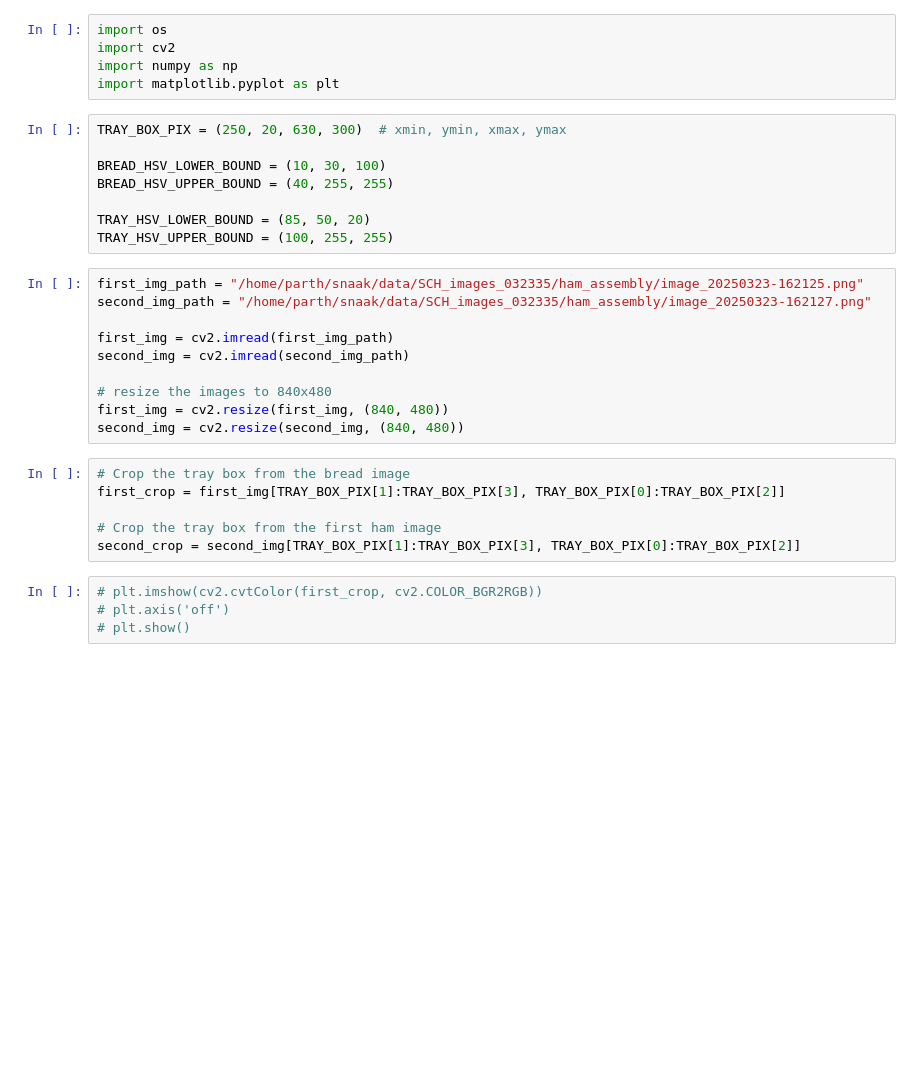
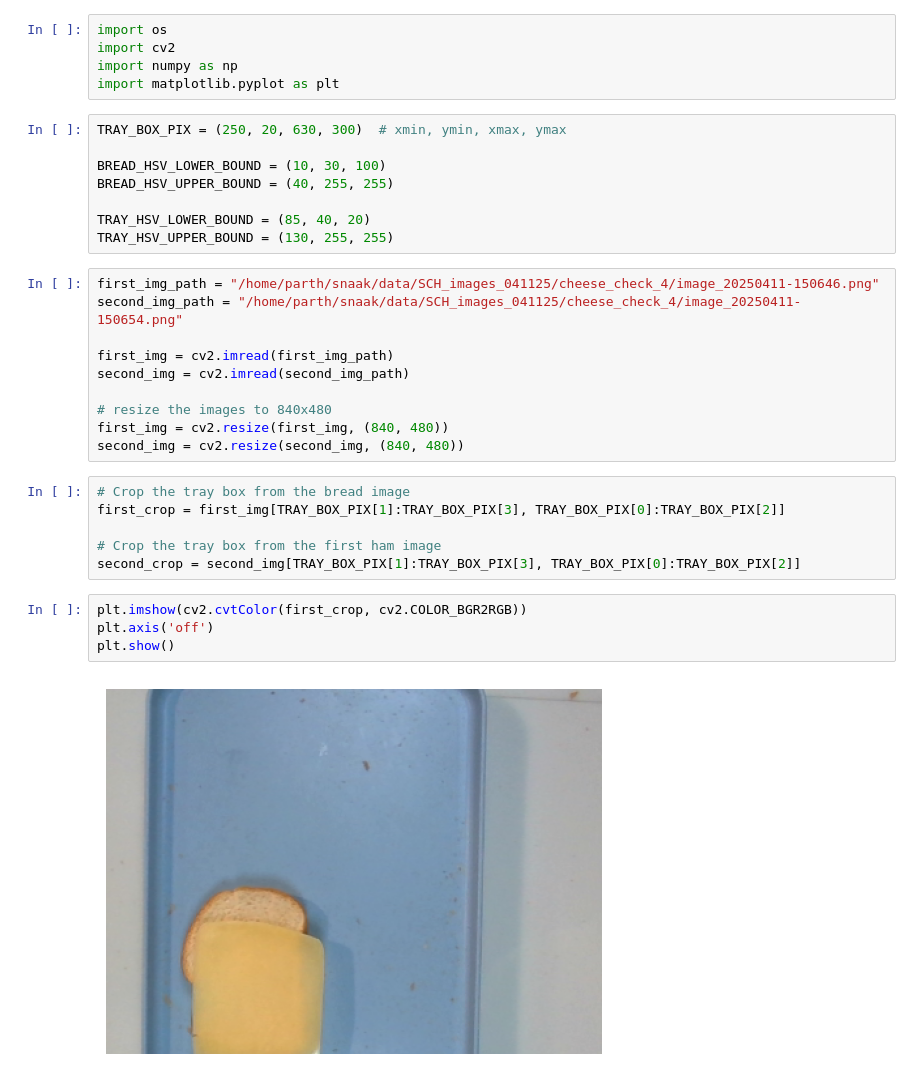
Before and after one commit to SNAAK-CMU/cv_experiments, a Jupyter notebook: sandwich_check/bologna_check.ipynb, the cells around one changed output. Drawn from its saved outputs; the diff is of its cells as text; blank space fills up the shorter version.

```diff
--- a/sandwich_check/bologna_check.ipynb
+++ b/sandwich_check/bologna_check.ipynb
@@ -9,11 +9,11 @@ TRAY_BOX_PIX = (250, 20, 630, 300)  # xmin, ymin, xmax, ymax
 BREAD_HSV_LOWER_BOUND = (10, 30, 100)
 BREAD_HSV_UPPER_BOUND = (40, 255, 255)
 
-TRAY_HSV_LOWER_BOUND = (85, 50, 20)
-TRAY_HSV_UPPER_BOUND = (100, 255, 255)
+TRAY_HSV_LOWER_BOUND = (85, 40, 20)
+TRAY_HSV_UPPER_BOUND = (130, 255, 255)
 # %%
-first_img_path = "/home/parth/snaak/data/SCH_images_032335/ham_assembly/image_20250323-162125.png"
-second_img_path = "/home/parth/snaak/data/SCH_images_032335/ham_assembly/image_20250323-162127.png"
+first_img_path = "/home/parth/snaak/data/SCH_images_041125/cheese_check_4/image_20250411-150646.png"
+second_img_path = "/home/parth/snaak/data/SCH_images_041125/cheese_check_4/image_20250411-150654.png"
 
 first_img = cv2.imread(first_img_path)
 second_img = cv2.imread(second_img_path)
@@ -28,7 +28,9 @@ first_crop = first_img[TRAY_BOX_PIX[1]:TRAY_BOX_PIX[3], TRAY_BOX_PIX[0]:TRAY_BOX
 # Crop the tray box from the first ham image
 second_crop = second_img[TRAY_BOX_PIX[1]:TRAY_BOX_PIX[3], TRAY_BOX_PIX[0]:TRAY_BOX_PIX[2]]
 # %%
-# plt.imshow(cv2.cvtColor(first_crop, cv2.COLOR_BGR2RGB))
-# plt.axis('off')
-# plt.show()
+plt.imshow(cv2.cvtColor(first_crop, cv2.COLOR_BGR2RGB))
+plt.axis('off')
+plt.show()
+# %% [output]
+[figure, added]
 # %%
```
Also changed, not shown: parts of 6 cells of this notebook, 1 other file.
